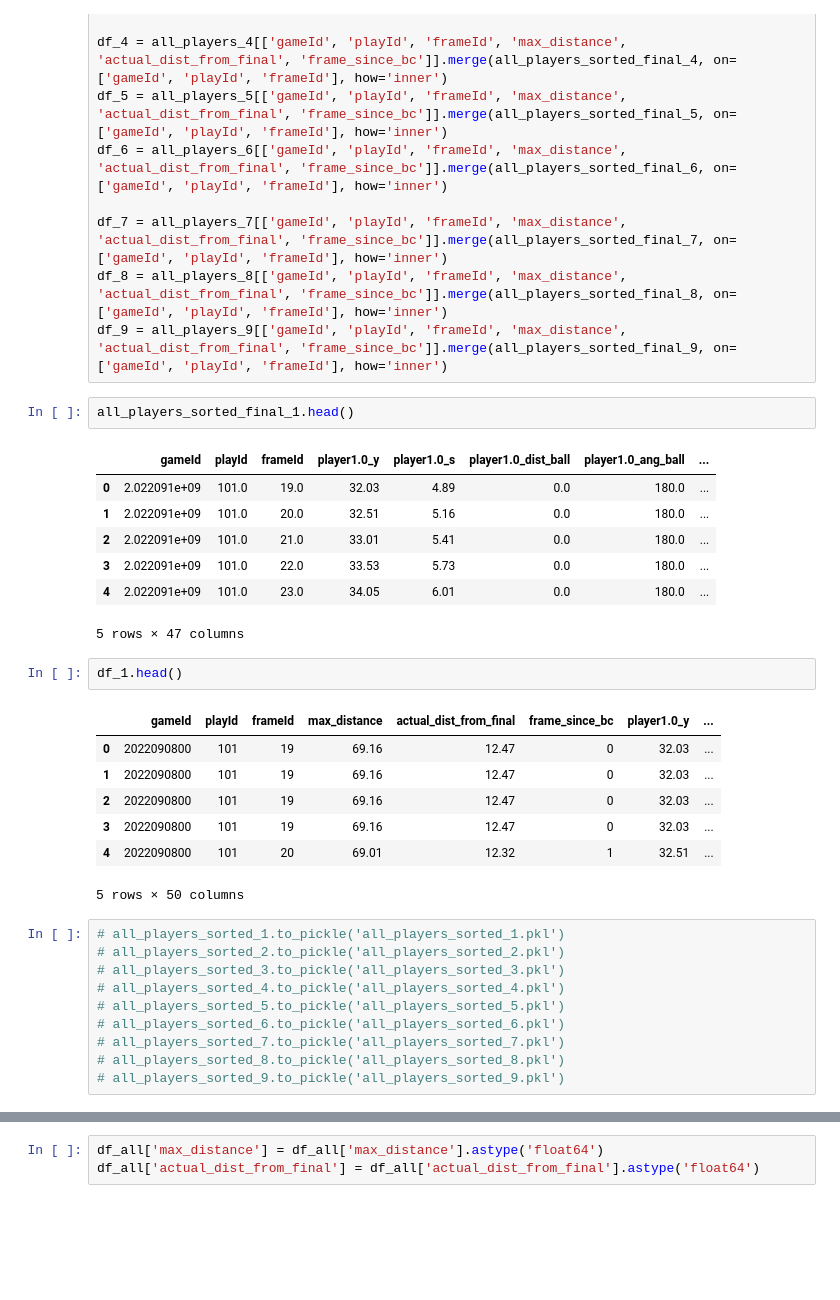
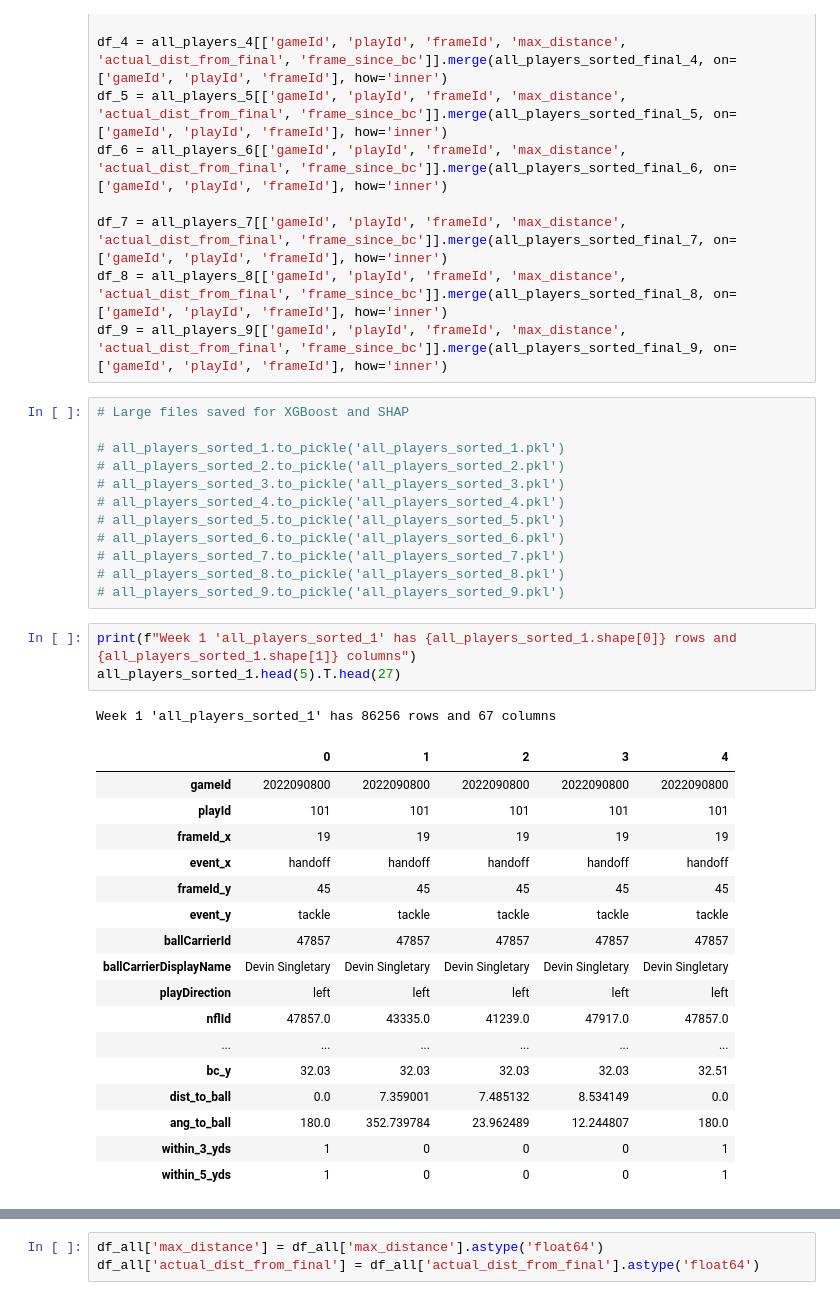
Before and after one commit to ricdurh/NFL_BigDataBowl_2024, a Jupyter notebook: DataCleaning_2.ipynb, the cells around one changed output, grey strips where cells are left out. Saved outputs shown, nothing was run; the diff lists cells and outputs as text; blank space fills up the shorter version.

```diff
--- a/DataCleaning_2.ipynb
+++ b/DataCleaning_2.ipynb
@@ -2338,27 +2350,9 @@ df_6 = all_players_6[['gameId', 'playId', 'frameId', 'max_distance', 'actual_dis
 df_7 = all_players_7[['gameId', 'playId', 'frameId', 'max_distance', 'actual_dist_from_final', 'frame_since_bc']].merge(all_players_sorted_final_7, on=['gameId', 'playId', 'frameId'], how='inner')
 df_8 = all_players_8[['gameId', 'playId', 'frameId', 'max_distance', 'actual_dist_from_final', 'frame_since_bc']].merge(all_players_sorted_final_8, on=['gameId', 'playId', 'frameId'], how='inner')
 df_9 = all_players_9[['gameId', 'playId', 'frameId', 'max_distance', 'actual_dist_from_final', 'frame_since_bc']].merge(all_players_sorted_final_9, on=['gameId', 'playId', 'frameId'], how='inner')
-# %%
-all_players_sorted_final_1.head()
-# %% [output]
-|  | gameId | playId | frameId | player1.0_y | player1.0_s | player1.0_dist_ball | player1.0_ang_ball | ... |
-| 0 | 2.022091e+09 | 101.0 | 19.0 | 32.03 | 4.89 | 0.0 | 180.0 | ... |
-| 1 | 2.022091e+09 | 101.0 | 20.0 | 32.51 | 5.16 | 0.0 | 180.0 | ... |
-| 2 | 2.022091e+09 | 101.0 | 21.0 | 33.01 | 5.41 | 0.0 | 180.0 | ... |
-| 3 | 2.022091e+09 | 101.0 | 22.0 | 33.53 | 5.73 | 0.0 | 180.0 | ... |
-| 4 | 2.022091e+09 | 101.0 | 23.0 | 34.05 | 6.01 | 0.0 | 180.0 | ... |
-5 rows × 47 columns
-# %%
-df_1.head()
-# %% [output]
-|  | gameId | playId | frameId | max_distance | actual_dist_from_final | frame_since_bc | player1.0_y | ... |
-| 0 | 2022090800 | 101 | 19 | 69.16 | 12.47 | 0 | 32.03 | ... |
-| 1 | 2022090800 | 101 | 19 | 69.16 | 12.47 | 0 | 32.03 | ... |
-| 2 | 2022090800 | 101 | 19 | 69.16 | 12.47 | 0 | 32.03 | ... |
-| 3 | 2022090800 | 101 | 19 | 69.16 | 12.47 | 0 | 32.03 | ... |
-| 4 | 2022090800 | 101 | 20 | 69.01 | 12.32 | 1 | 32.51 | ... |
-5 rows × 50 columns
 # %%
+# Large files saved for XGBoost and SHAP
+
 # all_players_sorted_1.to_pickle('all_players_sorted_1.pkl')
 # all_players_sorted_2.to_pickle('all_players_sorted_2.pkl')
 # all_players_sorted_3.to_pickle('all_players_sorted_3.pkl')
@@ -2368,3 +2362,25 @@ df_1.head()
 # all_players_sorted_7.to_pickle('all_players_sorted_7.pkl')
 # all_players_sorted_8.to_pickle('all_players_sorted_8.pkl')
 # all_players_sorted_9.to_pickle('all_players_sorted_9.pkl')
+# %%
+print(f"Week 1 'all_players_sorted_1' has {all_players_sorted_1.shape[0]} rows and {all_players_sorted_1.shape[1]} columns")
+all_players_sorted_1.head(5).T.head(27)
+# %% [output]
+Week 1 'all_players_sorted_1' has 86256 rows and 67 columns
+|  | 0 | 1 | 2 | 3 | 4 |
+| gameId | 2022090800 | 2022090800 | 2022090800 | 2022090800 | 2022090800 |
+| playId | 101 | 101 | 101 | 101 | 101 |
+| frameId_x | 19 | 19 | 19 | 19 | 19 |
+| event_x | handoff | handoff | handoff | handoff | handoff |
+| frameId_y | 45 | 45 | 45 | 45 | 45 |
+| event_y | tackle | tackle | tackle | tackle | tackle |
+| ballCarrierId | 47857 | 47857 | 47857 | 47857 | 47857 |
+| ballCarrierDisplayName | Devin Singletary | Devin Singletary | Devin Singletary | Devin Singletary | Devin Singletary |
+| playDirection | left | left | left | left | left |
+| nflId | 47857.0 | 43335.0 | 41239.0 | 47917.0 | 47857.0 |
+| ... | ... | ... | ... | ... | ... |
+| bc_y | 32.03 | 32.03 | 32.03 | 32.03 | 32.51 |
+| dist_to_ball | 0.0 | 7.359001 | 7.485132 | 8.534149 | 0.0 |
+| ang_to_ball | 180.0 | 352.739784 | 23.962489 | 12.244807 | 180.0 |
+| within_3_yds | 1 | 0 | 0 | 0 | 1 |
+| within_5_yds | 1 | 0 | 0 | 0 | 1 |
```
Also changed, not shown: parts of 19 cells of this notebook.
